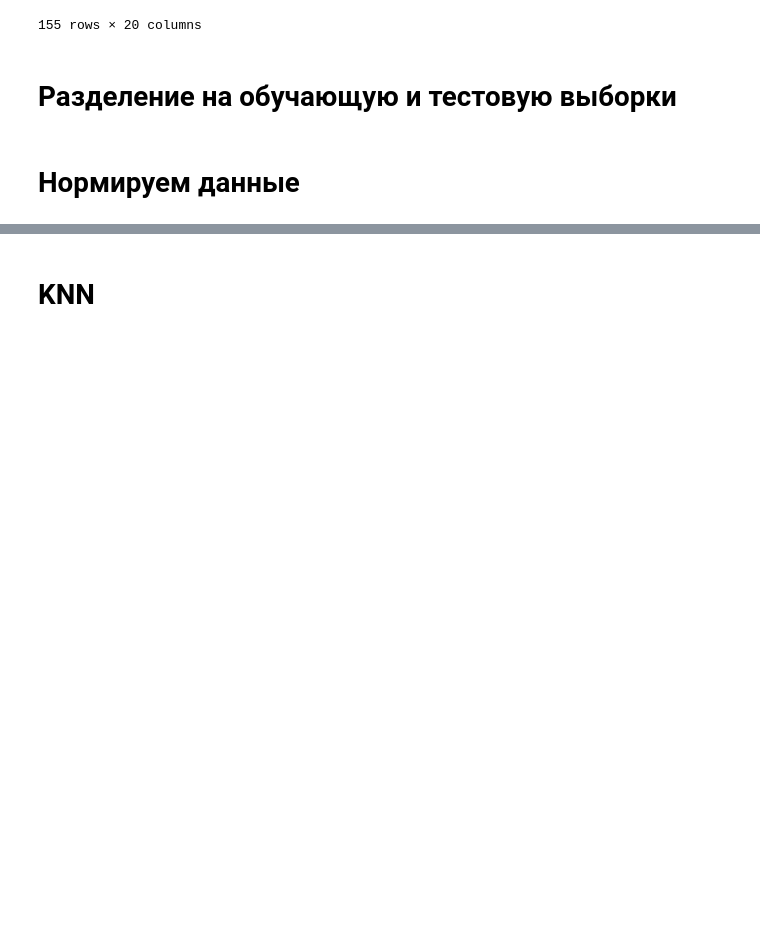
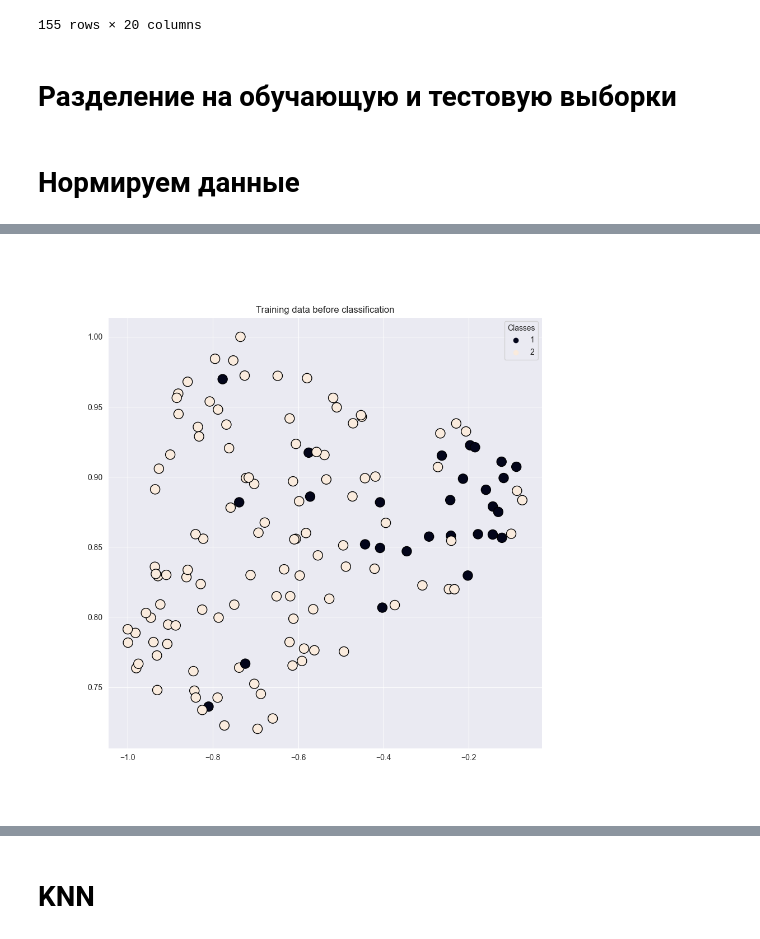
Before and after one commit to FuseII/intelligent_systems, a Jupyter notebook: lab_5_6/SVM.ipynb, the cells around one changed output, grey strips where cells are left out. Drawn from its saved outputs; the diff is of its cells as text; code cells hidden in the pictures; blank space fills up the shorter version.

```diff
--- a/lab_5_6/SVM.ipynb
+++ b/lab_5_6/SVM.ipynb
@@ -297 +314,8 @@ def plot_training_data_with_decision_boundary(kernel, X, y):
+# %%
+plt.close()
+X_reduced = UMAP().fit_transform(X_train)
+X_2_scaled = MaxAbsScaler().fit_transform(X_reduced)
+plot_training_data_before_classification(X_2_scaled, y_train)
+# %% [output]
+[figure, added]
 # %%
```
Also changed, not shown: parts of 24 cells of this notebook, 3 other files.
